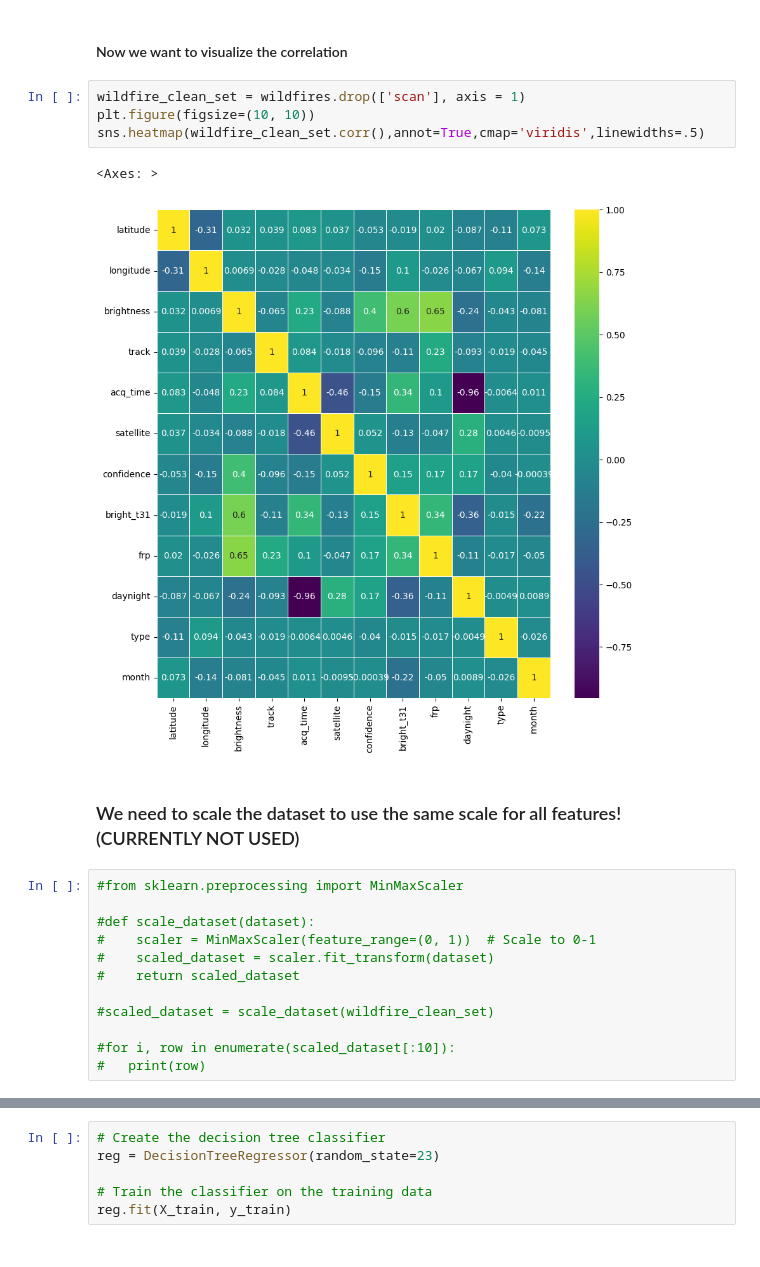
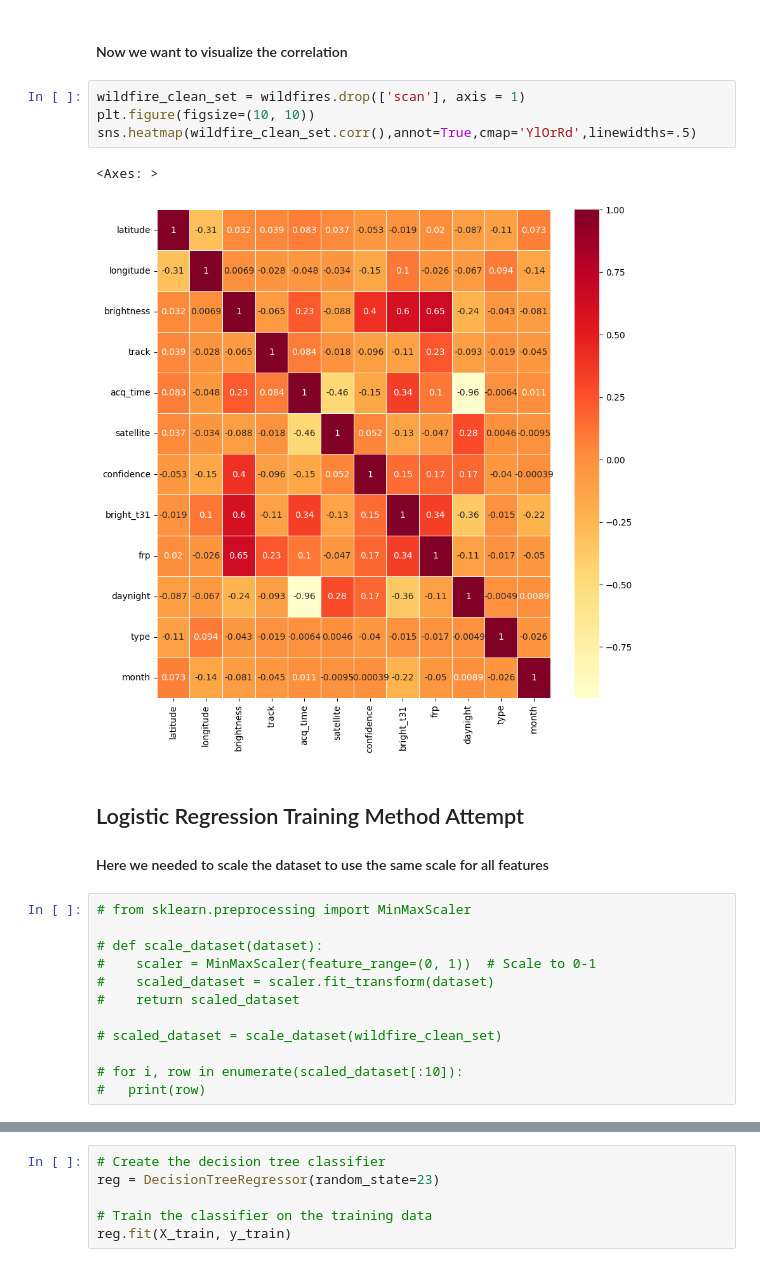
Before and after one commit to valwuzhere/wildfire_predictor, a Jupyter notebook: wildfire_prediction.ipynb, the cells around one changed output, grey strips where cells are left out. Saved outputs shown, nothing was run; the diff lists cells and outputs as text.

```diff
--- a/wildfire_prediction.ipynb
+++ b/wildfire_prediction.ipynb
@@ -133,21 +136,22 @@ wildfires.corr()
 # %%
 wildfire_clean_set = wildfires.drop(['scan'], axis = 1)
 plt.figure(figsize=(10, 10))
-sns.heatmap(wildfire_clean_set.corr(),annot=True,cmap='viridis',linewidths=.5)
+sns.heatmap(wildfire_clean_set.corr(),annot=True,cmap='YlOrRd',linewidths=.5)
 # %% [output]
 <Axes: >
-[figure, old version]
+[figure, new version]
 # %% [markdown]
-### We need to scale the dataset to use the same scale for all features! (CURRENTLY NOT USED)
+## Logistic Regression Training Method Attempt
+#### Here we needed to scale the dataset to use the same scale for all features
 # %%
-#from sklearn.preprocessing import MinMaxScaler
+# from sklearn.preprocessing import MinMaxScaler
 
-#def scale_dataset(dataset):
+# def scale_dataset(dataset):
 #    scaler = MinMaxScaler(feature_range=(0, 1))  # Scale to 0-1
 #    scaled_dataset = scaler.fit_transform(dataset)
 #    return scaled_dataset
 
-#scaled_dataset = scale_dataset(wildfire_clean_set)
+# scaled_dataset = scale_dataset(wildfire_clean_set)
 
-#for i, row in enumerate(scaled_dataset[:10]):
+# for i, row in enumerate(scaled_dataset[:10]):
 #   print(row)
```
Also changed, not shown: parts of 25 cells of this notebook, 3 other files.
